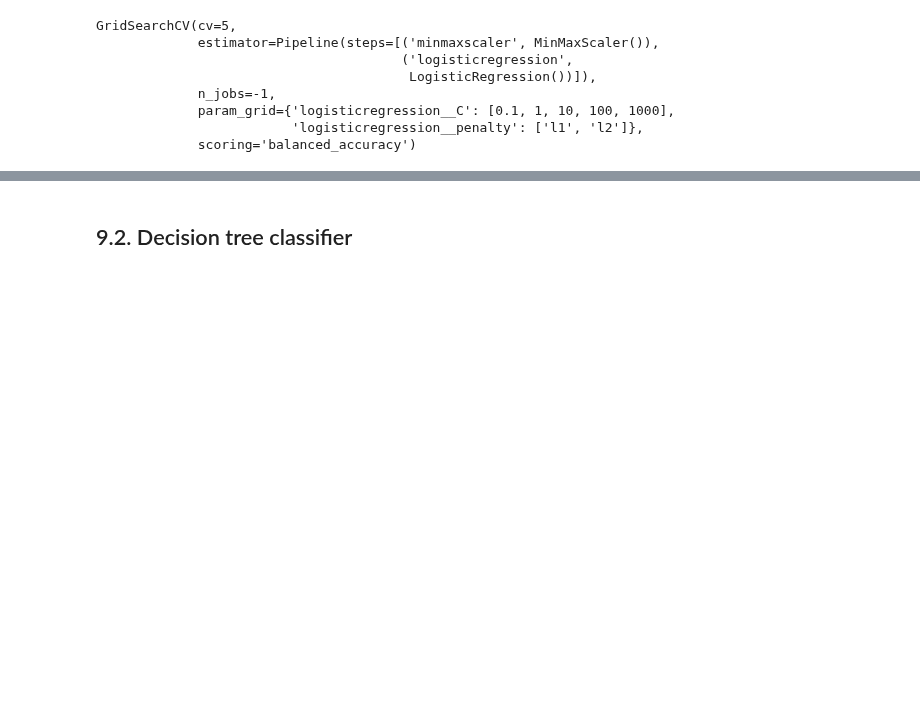
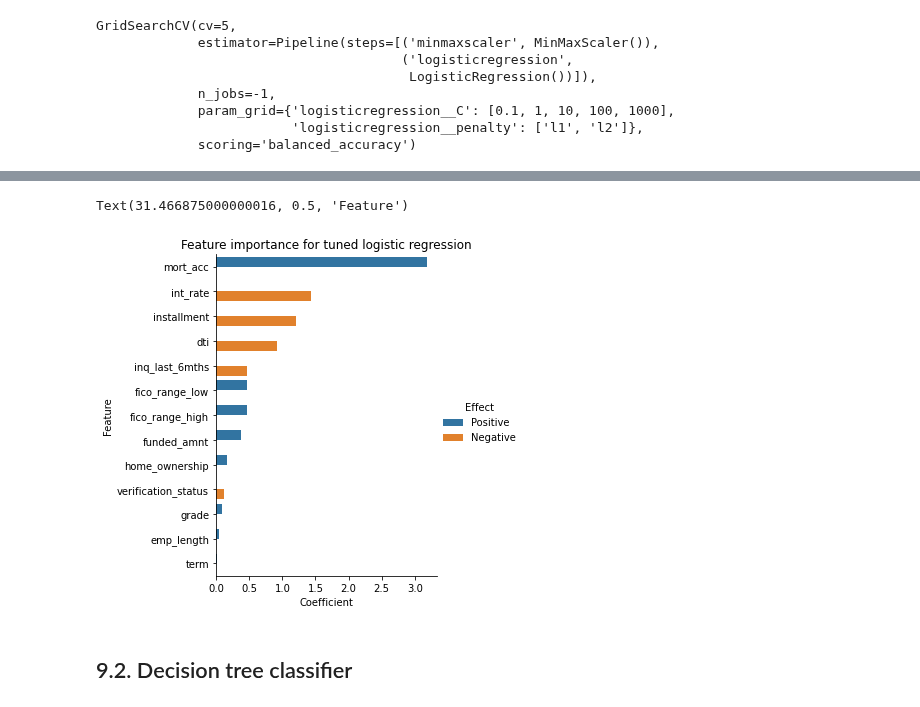
Before and after one commit to somayehY/SomayeYoussefi, a Jupyter notebook: LendingClub/LendingClub_preprocessing_modeling.ipynb, the cells around one changed output, grey strips where cells are left out. Saved outputs shown, nothing was run; the diff lists cells and outputs as text; code cells hidden in the pictures; blank space fills up the shorter version.

```diff
--- a/LendingClub/LendingClub_preprocessing_modeling.ipynb
+++ b/LendingClub/LendingClub_preprocessing_modeling.ipynb
@@ -505,0 +439,12 @@ NotFittedError: This SelectKBest instance is not fitted yet. Call 'fit' with app
+# %%
+## Check SelectKBest parameters
+selected = lr_grid_cv_Kbest.best_estimator_.named_steps.preprocessor.named_transformers_.num.named_steps.sss.get_support()
+# %%
+Feature_mask = list(selected)
+for i in range(5):
+    Feature_mask.append(True)
+
+features = list(numerical_columns) + list(categorical_columns)
+Col_names = pd.DataFrame(zip(features,Feature_mask), columns=['Feature', 'value'])
+Features = Col_names.loc[Col_names['value']==True, 'Feature']
+list(Features)
@@ -506,3 +465,39 @@ NotFittedError: This SelectKBest instance is not fitted yet. Call 'fit' with app
+# %%
+model_features = pd.DataFrame(lr_grid_cv_Kbest.best_estimator_.named_steps.classifier.coef_.T)
+model_features.columns=['Importance']
+
+grades = model_features.iloc[8:15, :]
+grade = pd.DataFrame({'Importance': grades.mean()})
+
+VSs = model_features.iloc[16:19, :]
+VS = pd.DataFrame({'Importance': VSs.mean()})
+
+term = pd.DataFrame({'Importance': model_features.iloc[19, :]})
+
+Emps = model_features.loc[20:31, :]
+Emp = pd.DataFrame({'Importance': Emps.mean()})
+
+HOs = model_features.iloc[31:,:]
+HO = pd.DataFrame({'Importance': HOs.mean()})
+
+
+
+model_features = pd.concat([model_features.iloc[:8,:], grade, VS, term, Emp, HO])
+model_features.index=Features
+
+model_features['Absolute effect'] = abs(model_features['Importance'])
+
+model_features['Effect'] = 'Positive'
+model_features.loc[model_features['Importance'] < 0, 'Effect'] = 'Negative'
+model_features['Absolute effect'] = abs(model_features['Importance'])
+data = model_features.sort_values(by='Absolute effect', ascending=False)
+sns.catplot(y= data.index, x='Absolute effect', hue='Effect', kind='bar', data=data)
+plt.title(title)
+plt.xlabel('Coefficient')
+plt.ylabel('Feature')
+# %% [output]
+Text(31.466875000000016, 0.5, 'Feature')
+[figure, added]
 # %% [markdown]
 ## 9.2. Decision tree classifier <a class='anchor' id='dt'></a>
 # %% [markdown]
```
Also changed, not shown: parts of 85 cells of this notebook.
